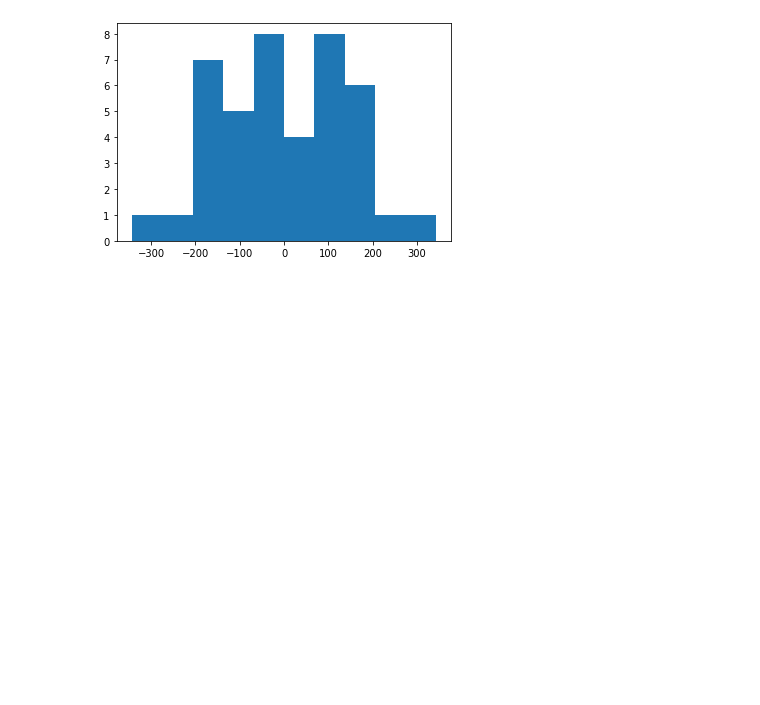
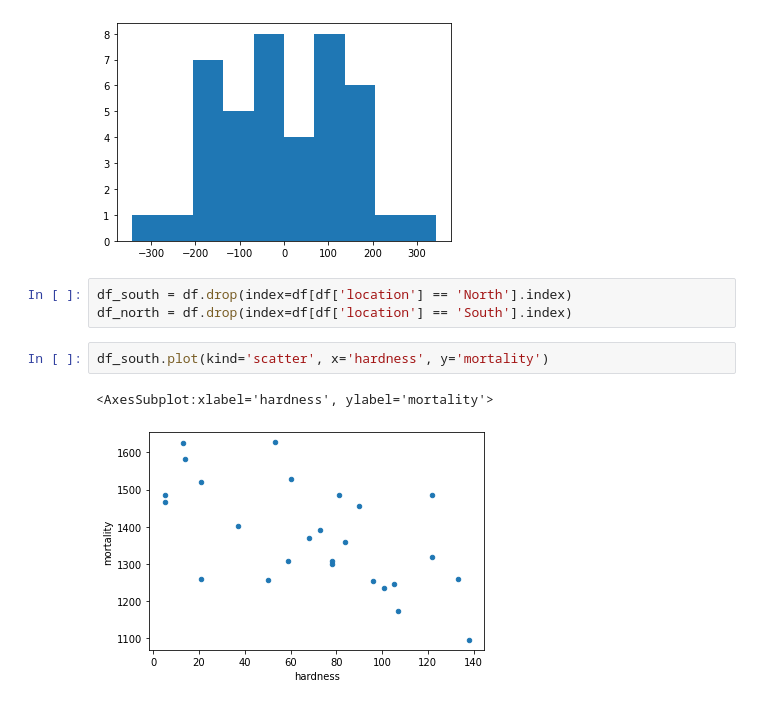
Before and after one commit to helicob/holodilnik, a Jupyter notebook: corr_regr_hmwrk.ipynb, the cells around one changed output. Saved outputs shown, nothing was run; the diff lists cells and outputs as text; blank space fills up the shorter version.

```diff
--- a/corr_regr_hmwrk.ipynb
+++ b/corr_regr_hmwrk.ipynb
@@ -114,3 +114,11 @@ plt.hist(results.resid)
          2.05823414e+02,  2.74452241e+02,  3.43081069e+02]),
  <BarContainer object of 10 artists>)
 [figure]
+# %%
+df_south = df.drop(index=df[df['location'] == 'North'].index)
+df_north = df.drop(index=df[df['location'] == 'South'].index)
+# %%
+df_south.plot(kind='scatter', x='hardness', y='mortality')
+# %% [output]
+<AxesSubplot:xlabel='hardness', ylabel='mortality'>
+[figure, added]
```
Also changed, not shown: parts of 9 cells of this notebook.
